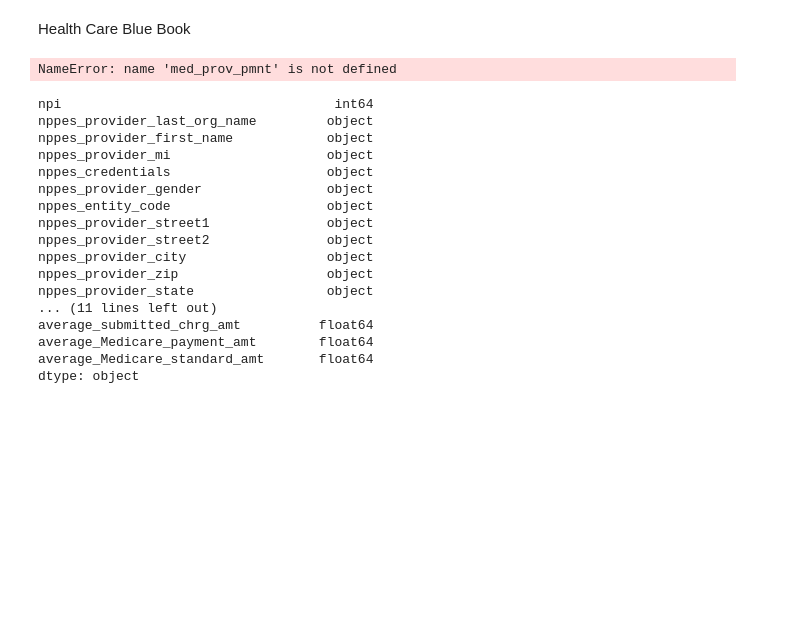
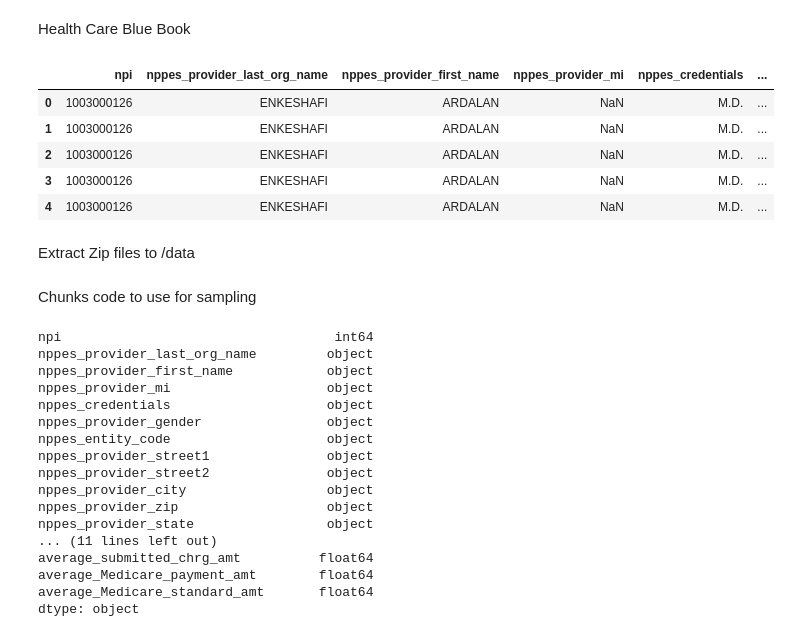
Before and after one commit to mwbarnesy/medicare-providers, a Jupyter notebook: Notebook/ar_hcbb_reading_data.ipynb, the cells around one changed output. Saved outputs shown, nothing was run; the diff lists cells and outputs as text; code cells hidden in the pictures; blank space fills up the shorter version.

```diff
--- a/Notebook/ar_hcbb_reading_data.ipynb
+++ b/Notebook/ar_hcbb_reading_data.ipynb
@@ -5,5 +5,24 @@ import pandas as pd
 import numpy as np
 import matplotlib.pyplot as plt
 import seaborn as sns
+
+pd.options.display.max_columns = 999
 # %%
 %matplotlib inline
+# %%
+prov_pmnt_2017 = pd.read_csv('../data/Medicare_Provider_Util_Payment_PUF_CY2017.txt', sep='\t',
+header=0, dtype={'nppes_provider_zip': 'str'})
+
+prov_pmnt_2017 = prov_pmnt_2017.drop([0])
+prov_pmnt_2017 = prov_pmnt_2017.reset_index(drop=True)
+pd.set_option('display.max_columns', None)
+prov_pmnt_2017.head()
+# %% [output]
+|  | npi | nppes_provider_last_org_name | nppes_provider_first_name | nppes_provider_mi | nppes_credentials | ... |
+| 0 | 1003000126 | ENKESHAFI | ARDALAN | NaN | M.D. | ... |
+| 1 | 1003000126 | ENKESHAFI | ARDALAN | NaN | M.D. | ... |
+| 2 | 1003000126 | ENKESHAFI | ARDALAN | NaN | M.D. | ... |
+| 3 | 1003000126 | ENKESHAFI | ARDALAN | NaN | M.D. | ... |
+| 4 | 1003000126 | ENKESHAFI | ARDALAN | NaN | M.D. | ... |
+# %% [markdown]
+Extract Zip files to /data
@@ -9,0 +37,2 @@ import seaborn as sns
+# %% [markdown]
+Chunks code to use for sampling
@@ -14,6 +55,2 @@ med_prov_pmnt = med_prov_pmnt.reset_index(drop=True)
-# %%
-med_prov_pmnt.shape
-# %% [output]
-NameError: name 'med_prov_pmnt' is not defined
 # %%
 # need to check which columns have mixed data (10)
```
Also changed, not shown: parts of 10 cells of this notebook.
